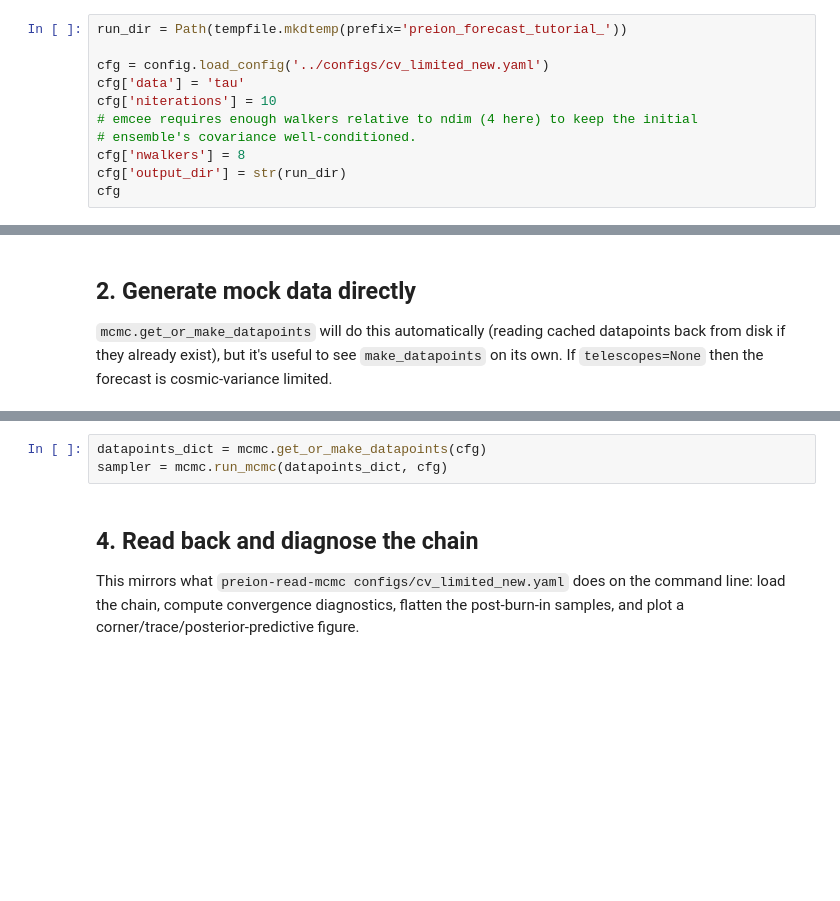
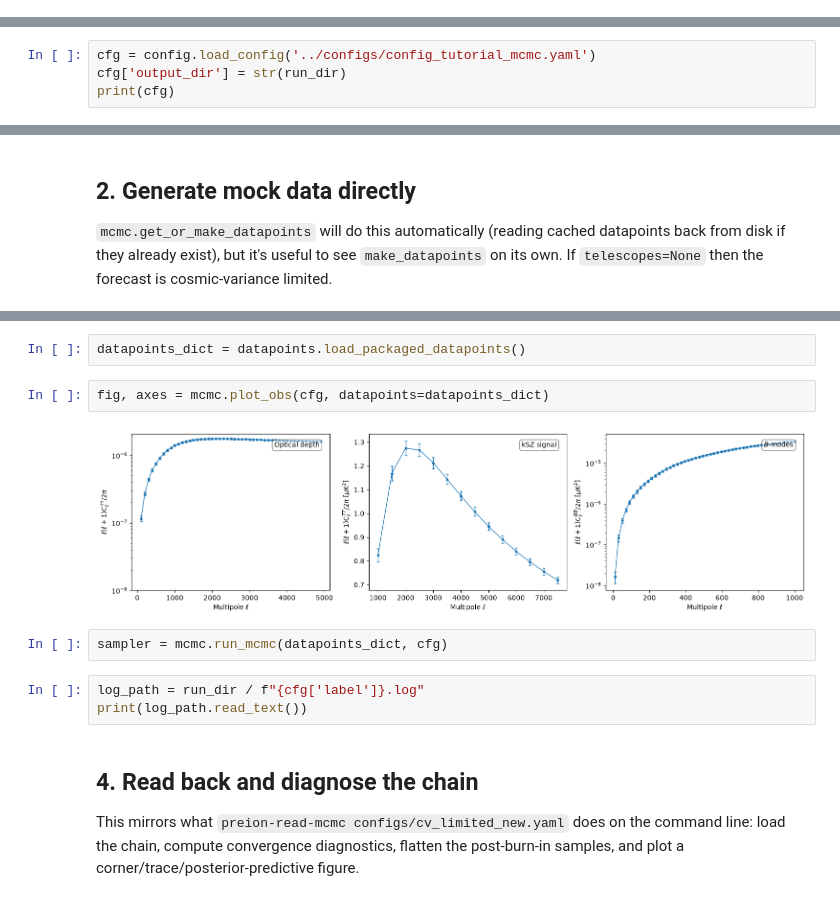
Before and after one commit to adeliegorce/preion, a Jupyter notebook: preion/notebooks/forecast_tutorial.ipynb, the cells around one changed output, grey strips where cells are left out. Drawn from its saved outputs; the diff is of its cells as text; blank space fills up the shorter version.

```diff
--- a/preion/notebooks/forecast_tutorial.ipynb
+++ b/preion/notebooks/forecast_tutorial.ipynb
@@ -23,14 +24,3 @@ try f2py -c -m wigners wigners.f90 from the command line in wigners directory ?
 values that used to be hardcoded in `run_mcmc_cv_limited_new.py`. We start
 from the packaged example config and shrink it to a tiny, fast run in a
 scratch directory.
-# %%
-run_dir = Path(tempfile.mkdtemp(prefix='preion_forecast_tutorial_'))
-
-cfg = config.load_config('../configs/cv_limited_new.yaml')
-cfg['data'] = 'tau'
-cfg['niterations'] = 10
-# emcee requires enough walkers relative to ndim (4 here) to keep the initial
-# ensemble's covariance well-conditioned.
-cfg['nwalkers'] = 8
-cfg['output_dir'] = str(run_dir)
-cfg
@@ -52,0 +29,4 @@ cfg
+# %%
+cfg = config.load_config('../configs/config_tutorial_mcmc.yaml')
+cfg['output_dir'] = str(run_dir)
+print(cfg)
@@ -73,6 +62,14 @@ and writes the chain to `{output_dir}/backends/`.
+# %%
+datapoints_dict = datapoints.load_packaged_datapoints()
+# %%
+fig, axes = mcmc.plot_obs(cfg, datapoints=datapoints_dict)
+# %% [output]
+[figure, added]
 # %%
-datapoints_dict = mcmc.get_or_make_datapoints(cfg)
 sampler = mcmc.run_mcmc(datapoints_dict, cfg)
+# %%
+log_path = run_dir / f"{cfg['label']}.log"
+print(log_path.read_text())
 # %% [markdown]
 ## 4. Read back and diagnose the chain
 
```
Also changed, not shown: parts of 9 cells of this notebook, 1 other file.
